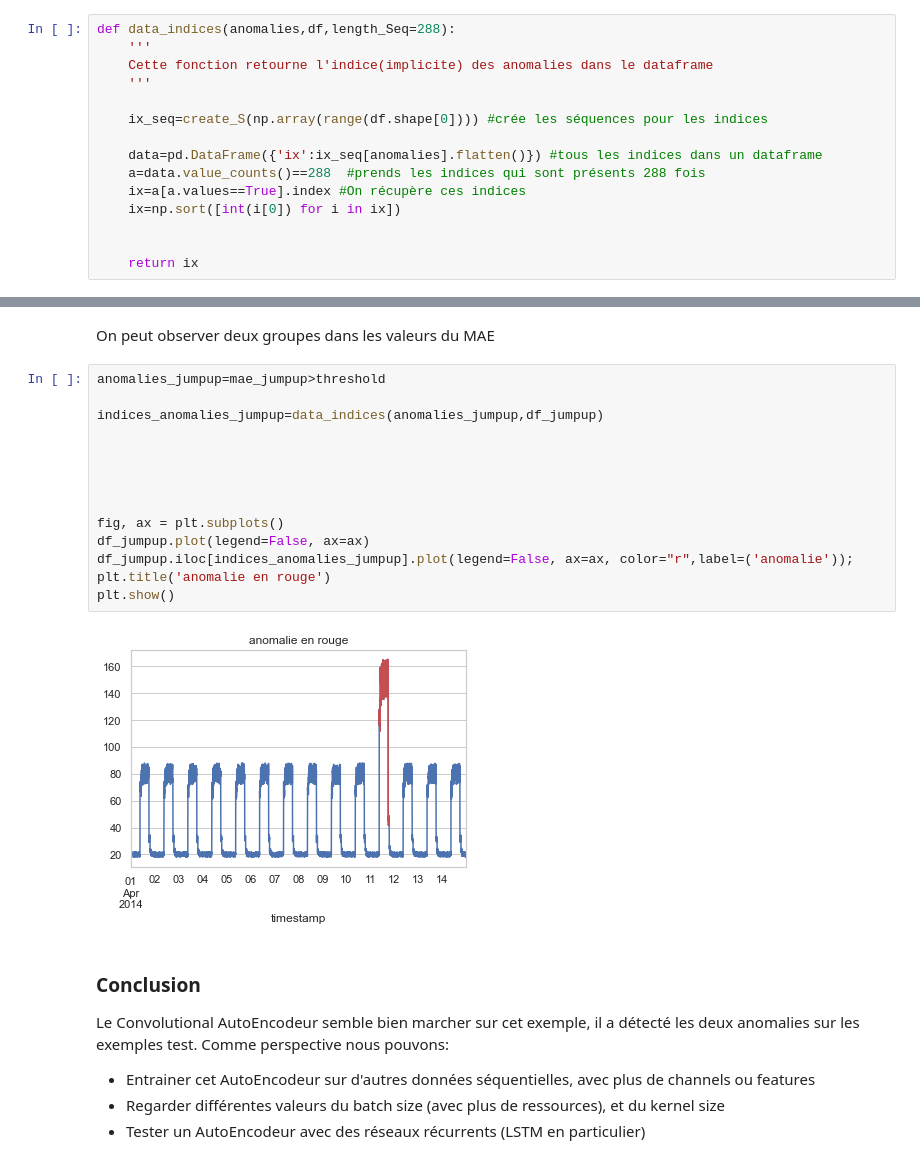
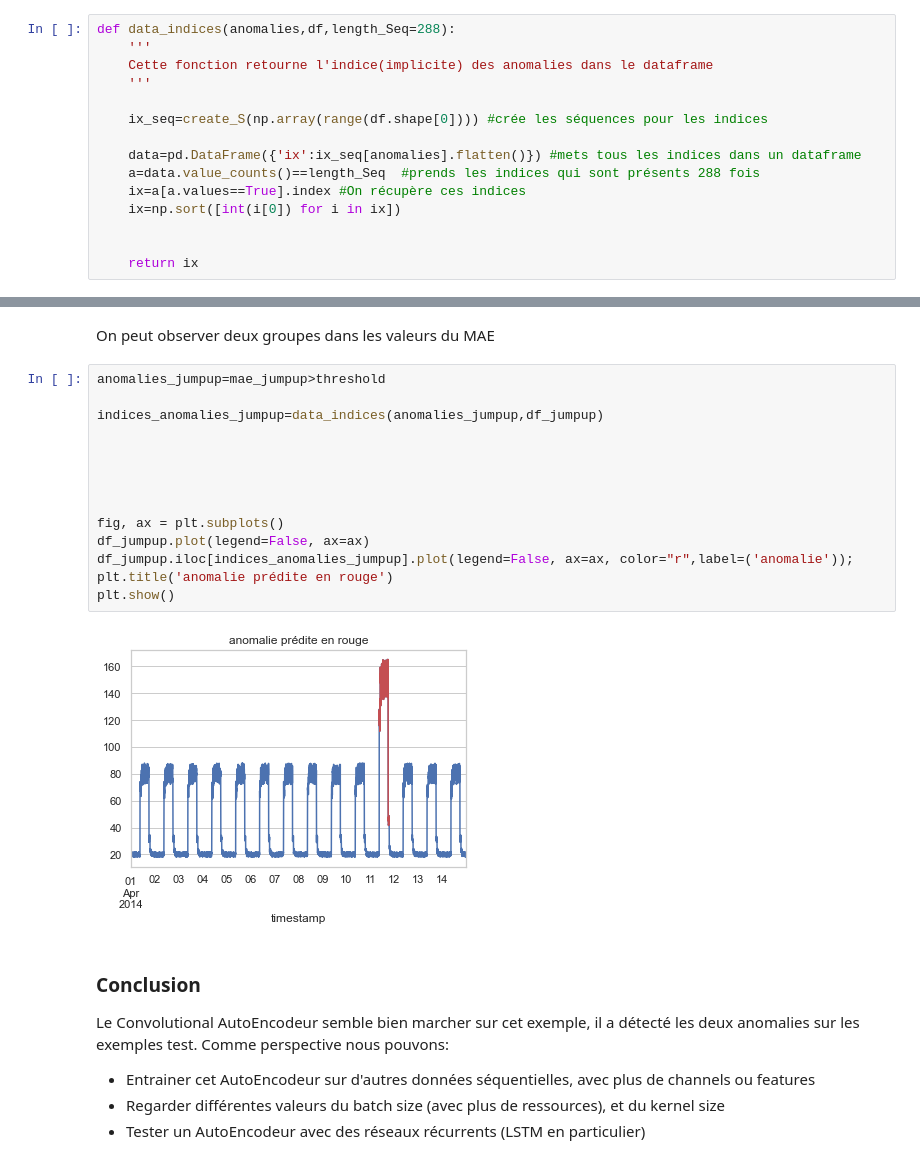
Before and after one commit to cheikh06/Detection_Anomaly, a Jupyter notebook: Anomaly_Detection.ipynb, the cells around one changed output, grey strips where cells are left out. Drawn from its saved outputs; the diff is of its cells as text.

Commit message:
add data and comments

```diff
--- a/Anomaly_Detection.ipynb
+++ b/Anomaly_Detection.ipynb
@@ -312,8 +312,8 @@ def data_indices(anomalies,df,length_Seq=288):
 
     ix_seq=create_S(np.array(range(df.shape[0]))) #crée les séquences pour les indices
 
-    data=pd.DataFrame({'ix':ix_seq[anomalies].flatten()}) #tous les indices dans un dataframe
-    a=data.value_counts()==288  #prends les indices qui sont présents 288 fois
+    data=pd.DataFrame({'ix':ix_seq[anomalies].flatten()}) #mets tous les indices dans un dataframe
+    a=data.value_counts()==length_Seq  #prends les indices qui sont présents 288 fois
     ix=a[a.values==True].index #On récupère ces indices
     ix=np.sort([int(i[0]) for i in ix])
 
@@ -371,19 +371,19 @@ On peut observer deux groupes dans les valeurs du MAE
 # %%
 anomalies_jumpup=mae_jumpup>threshold
 
 indices_anomalies_jumpup=data_indices(anomalies_jumpup,df_jumpup)
 
 
 
 
 
 fig, ax = plt.subplots()
 df_jumpup.plot(legend=False, ax=ax)
 df_jumpup.iloc[indices_anomalies_jumpup].plot(legend=False, ax=ax, color="r",label=('anomalie'));
-plt.title('anomalie en rouge')
+plt.title('anomalie prédite en rouge')
 plt.show()
 # %% [output]
-[figure, old version]
+[figure, new version]
 # %% [markdown]
 ### Conclusion
 
```
Also changed, not shown: parts of 3 cells of this notebook, 1 other file.
